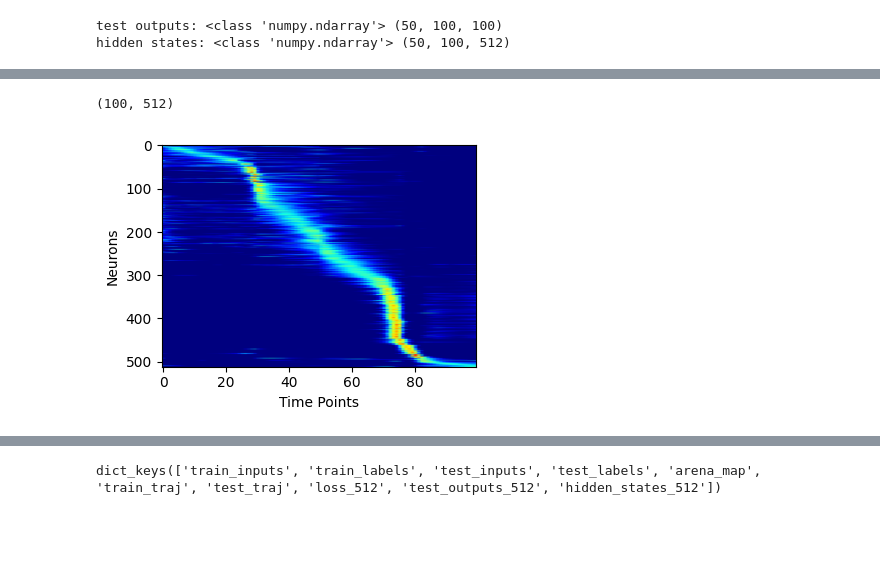
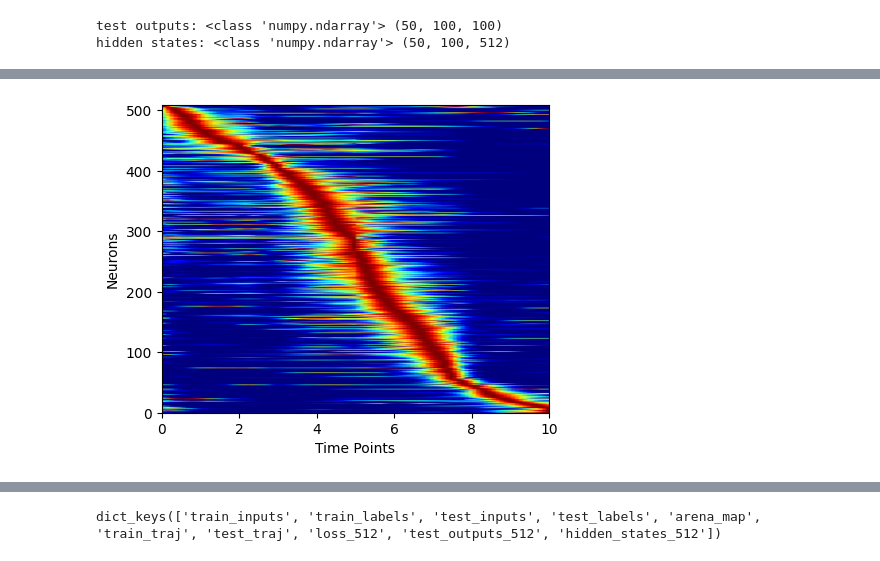
Before and after one commit to qrsyu/STCell, a Jupyter notebook: code/time_cell.ipynb, the cells around one changed output, grey strips where cells are left out. Saved outputs shown, nothing was run; the diff lists cells and outputs as text; code cells hidden in the pictures; blank space fills up the shorter version.

```diff
--- a/code/time_cell.ipynb
+++ b/code/time_cell.ipynb
@@ -13,22 +13,25 @@ print(f"Using device: {device}")
 # %% [output]
 Using device: cuda
 # %%
-# ===========================================================================================
 # Load the input and the label
 # ===========================================================================================
 
-load_data_type = '2TS2WSMS_10'
+# 2, 10 done
+load_data_type = '2TS2WSMS_vary10'
 load_dir = f'../data/'
 data = np.load(f'{load_dir}/{load_data_type}.npy', allow_pickle=True).item()
 
-train_inputs = torch.tensor(data['train_inputs'], dtype=torch.float32).to(device)
-train_labels = torch.tensor(data['train_labels'], dtype=torch.float32).to(device)
+train_inputs = torch.tensor(data[f'train_inputs'], dtype=torch.float32).to(device)
+train_labels = torch.tensor(data[f'train_labels'], dtype=torch.float32).to(device)
+
+# Select a subset of input and label
+# train_inputs = train_inputs[:128] # (B, T, D)
+# train_labels = train_labels[:128] # (B, T, D)
 
 # Create DataLoader for training and testing
 train_dataset = TensorDataset(train_inputs, train_labels)
-train_loader = DataLoader(train_dataset, batch_size=128, shuffle=True)
+train_loader = DataLoader(train_dataset, batch_size=64, shuffle=True)
 # %%
-# ===========================================================================================
 # Initialise the RNN
 # ===========================================================================================
 num_neuron = 512
@@ -37,9 +40,9 @@ model_cfg = {
             "input_dim":    train_inputs.shape[2],
             "hidden_dim":   num_neuron,
             'output_dim':   train_inputs.shape[2],
-            "alpha":        0.1,
+            "alpha":        0.03,
             "learn_alpha":  False,
-            "preact_noise": 0.4,
+            "preact_noise": 0.3,
             "postact_noise":0.3
             }
 
@@ -220,12 +224,12 @@ plt.show()
 # %%
 # Averge accross the batch
 avg_hs = np.mean(hidden_states, axis=0)
-print(avg_hs.shape)
-# pre and post noise = 0.5, fr
-norm_hs, fig, ax = plt_hs(avg_hs, min_fr=0.1)
+
+# pre and post noise = 0.3, fr
+fig, ax = plt.subplots(figsize=(5, 4))
+norm_hs, fig, ax = plt_hs(avg_hs, min_fr=0.1, fig=fig, ax=ax)
 # %% [output]
-(100, 512)
-[figure, old version]
+[figure, new version]
 # %%
 # Spatial task
 print(norm_hs.shape)
```
Also changed, not shown: parts of 7 cells of this notebook, 12 other files.
